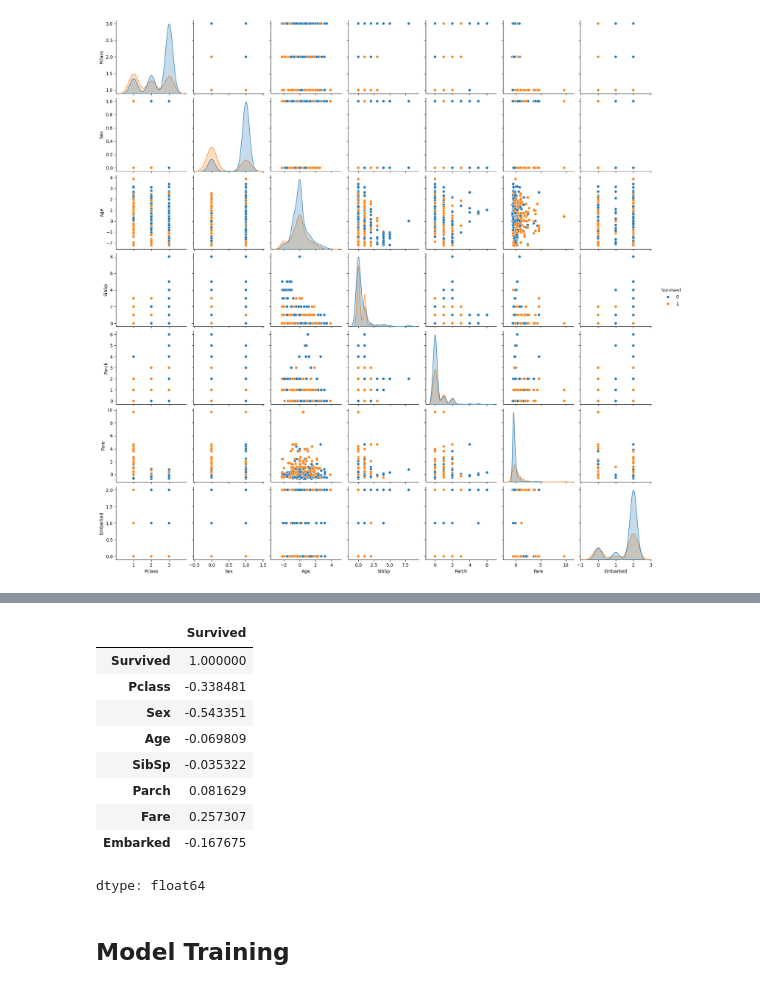
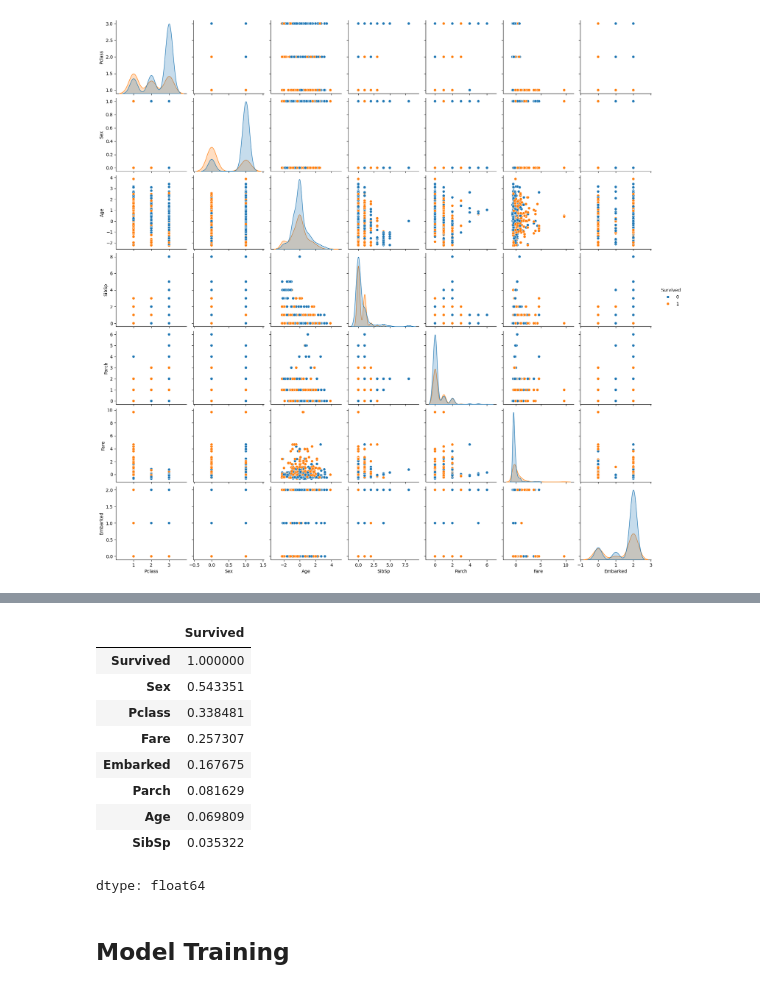
Before and after one commit to machiwao/ml-development, a Jupyter notebook: kaggle_Titanic.ipynb, the cells around one changed output, grey strips where cells are left out. Saved outputs shown, nothing was run; the diff lists cells and outputs as text; code cells hidden in the pictures.

```diff
--- a/kaggle_Titanic.ipynb
+++ b/kaggle_Titanic.ipynb
@@ -274,17 +288,17 @@ df.corr()
 | Fare | 0.257307 | -0.549500 | -0.182333 | 0.091566 | 0.159651 | 0.216225 | 1.000000 | -0.224719 |
 | Embarked | -0.167675 | 0.162098 | 0.108262 | -0.026749 | 0.068230 | 0.039798 | -0.224719 | 1.000000 |
 # %%
-df.corr()['Survived']
+df.corr()['Survived'].abs().sort_values(ascending=False)
 # %% [output]
 |  | Survived |
 | Survived | 1.000000 |
-| Pclass | -0.338481 |
-| Sex | -0.543351 |
-| Age | -0.069809 |
-| SibSp | -0.035322 |
+| Sex | 0.543351 |
+| Pclass | 0.338481 |
+| Fare | 0.257307 |
+| Embarked | 0.167675 |
 | Parch | 0.081629 |
-| Fare | 0.257307 |
-| Embarked | -0.167675 |
+| Age | 0.069809 |
+| SibSp | 0.035322 |
 dtype: float64
 # %% [markdown]
 ## Model Training
```
Also changed, not shown: parts of 9 cells of this notebook.
